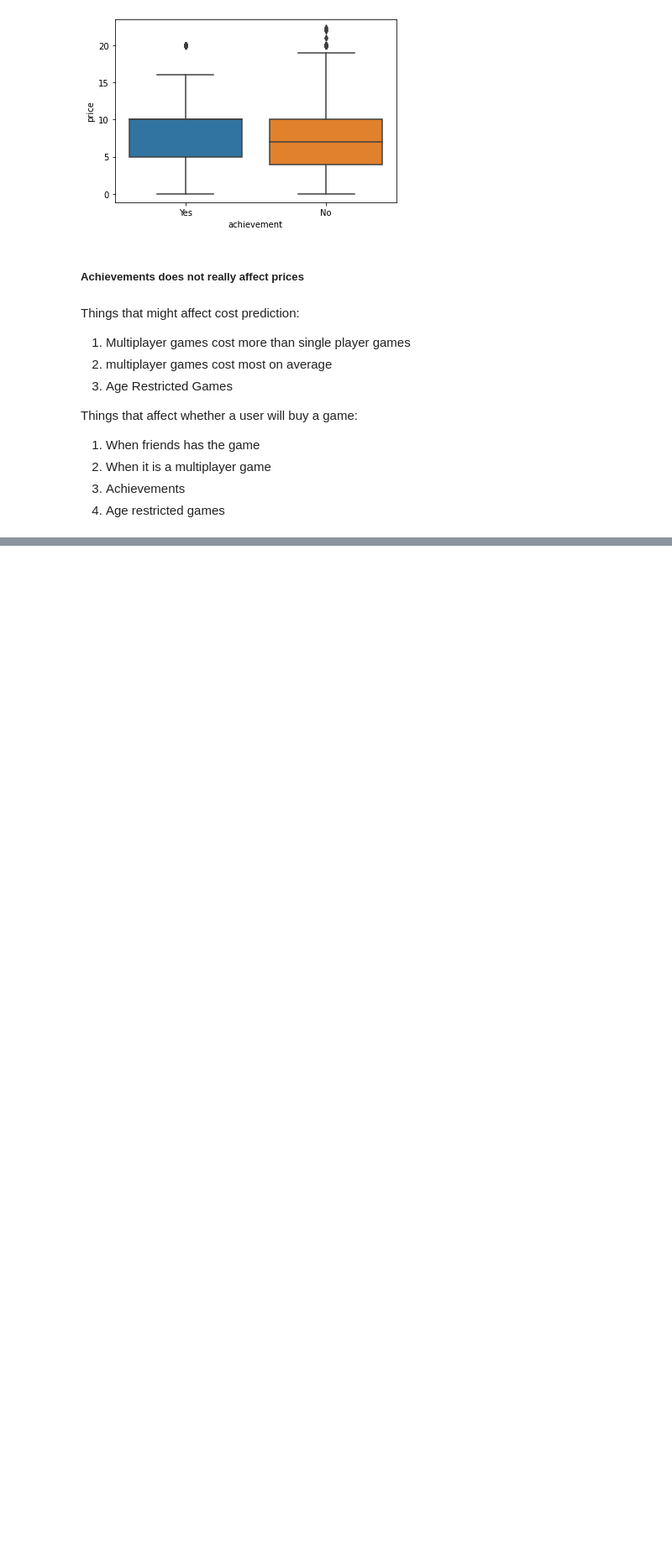
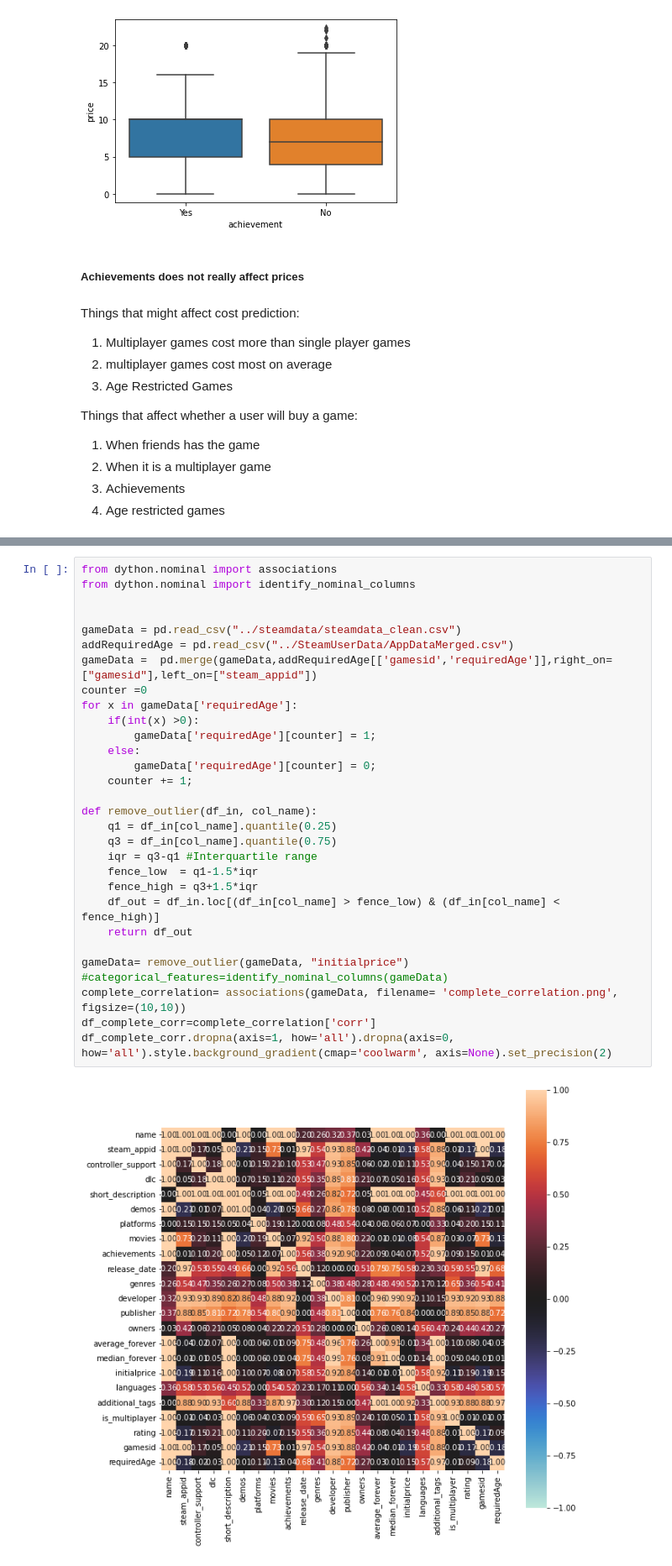
Before and after one commit to bryan9898/1015, a Jupyter notebook: Main/Main.ipynb, the cells around one changed output, grey strips where cells are left out. Shown at 84% size. Saved outputs shown, nothing was run; the diff lists cells and outputs as text; blank space fills up the shorter version.

```diff
--- a/Main/Main.ipynb
+++ b/Main/Main.ipynb
@@ -486,0 +494,32 @@ Things that affect whether a user will buy a game:
+# %%
+from dython.nominal import associations
+from dython.nominal import identify_nominal_columns
+
+
+gameData = pd.read_csv("../steamdata/steamdata_clean.csv")
+addRequiredAge = pd.read_csv("../SteamUserData/AppDataMerged.csv")
+gameData =  pd.merge(gameData,addRequiredAge[['gamesid','requiredAge']],right_on=["gamesid"],left_on=["steam_appid"])
+counter =0
+for x in gameData['requiredAge']:
+    if(int(x) >0):
+        gameData['requiredAge'][counter] = 1;
+    else:
+        gameData['requiredAge'][counter] = 0;
+    counter += 1;
+
+def remove_outlier(df_in, col_name):
+    q1 = df_in[col_name].quantile(0.25)
+    q3 = df_in[col_name].quantile(0.75)
+    iqr = q3-q1 #Interquartile range
+    fence_low  = q1-1.5*iqr
+    fence_high = q3+1.5*iqr
+    df_out = df_in.loc[(df_in[col_name] > fence_low) & (df_in[col_name] < fence_high)]
+    return df_out
+
+gameData= remove_outlier(gameData, "initialprice")
+#categorical_features=identify_nominal_columns(gameData)
+complete_correlation= associations(gameData, filename= 'complete_correlation.png', figsize=(10,10))
+df_complete_corr=complete_correlation['corr']
+df_complete_corr.dropna(axis=1, how='all').dropna(axis=0, how='all').style.background_gradient(cmap='coolwarm', axis=None).set_precision(2)
+# %% [output]
+[figure, added]
```
Also changed, not shown: parts of 16 cells of this notebook, 1 other file.
